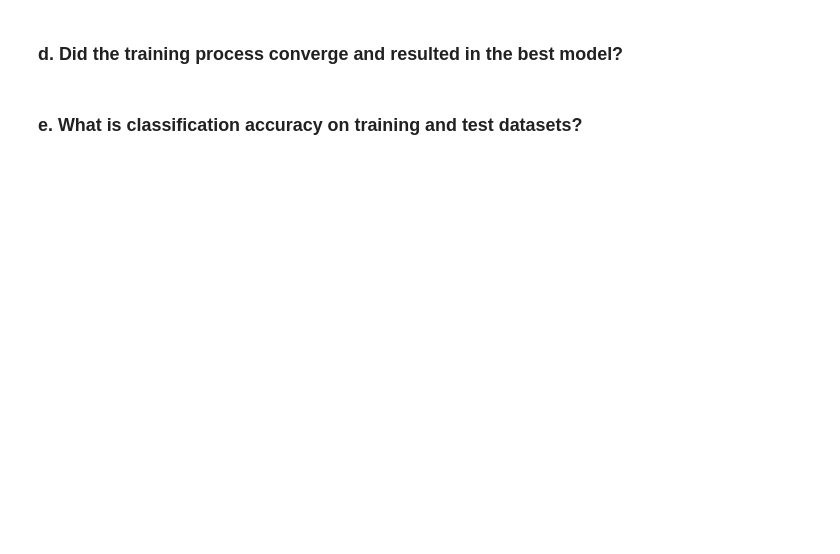
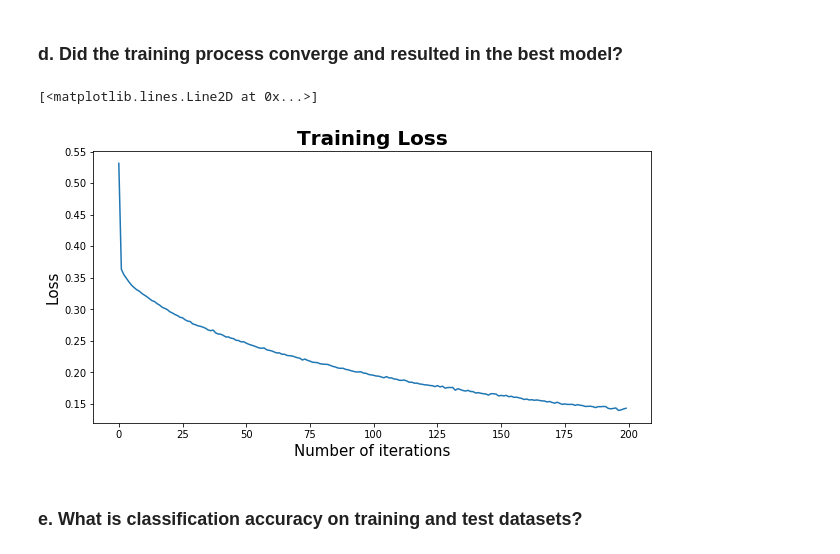
Before and after one commit to ChihchengHsieh/IFN645Assignment1, a Jupyter notebook: Assignment1.ipynb, the cells around one changed output. Cells and saved outputs as stored; diff of their text form; code cells hidden in the pictures; blank space fills up the shorter version.

```diff
--- a/Assignment1.ipynb
+++ b/Assignment1.ipynb
@@ -639,4 +705,15 @@ weighted avg       0.76      0.87      0.81     12067
 # %% [markdown]
 ### d. Did the training process converge and resulted in the best model?
+# %%
+fig = plt.figure(figsize=(10, 5))
+plt.ylabel('Loss',fontsize=15)
+plt.xlabel('Number of iterations',fontsize=15)
+plt.title('Training Loss',fontsize=20,fontweight ="bold")
+plt.plot(model.loss_curve_, label="Training Loss")
+
+### The Loss curve is still decreasing
+# %% [output]
+[<matplotlib.lines.Line2D at 0x...>]
+[figure, added]
 # %% [markdown]
 ### e. What is classification accuracy on training and test datasets?
```
Also changed, not shown: parts of 66 cells of this notebook.
